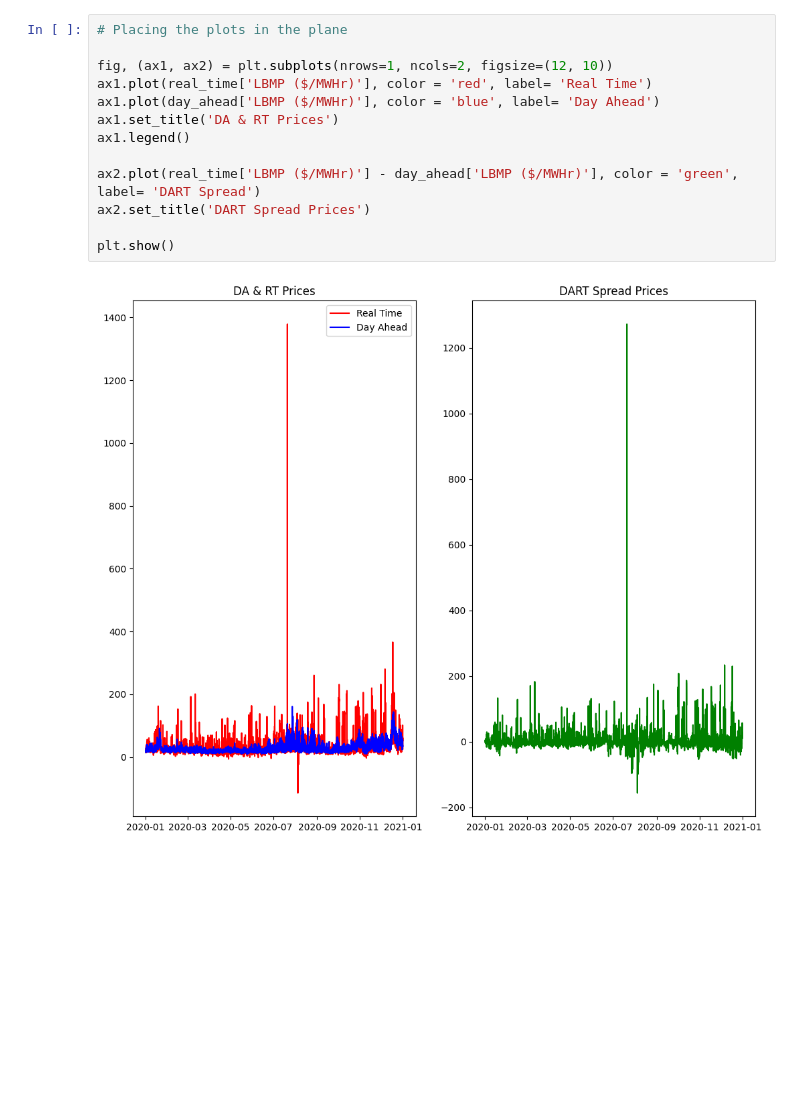
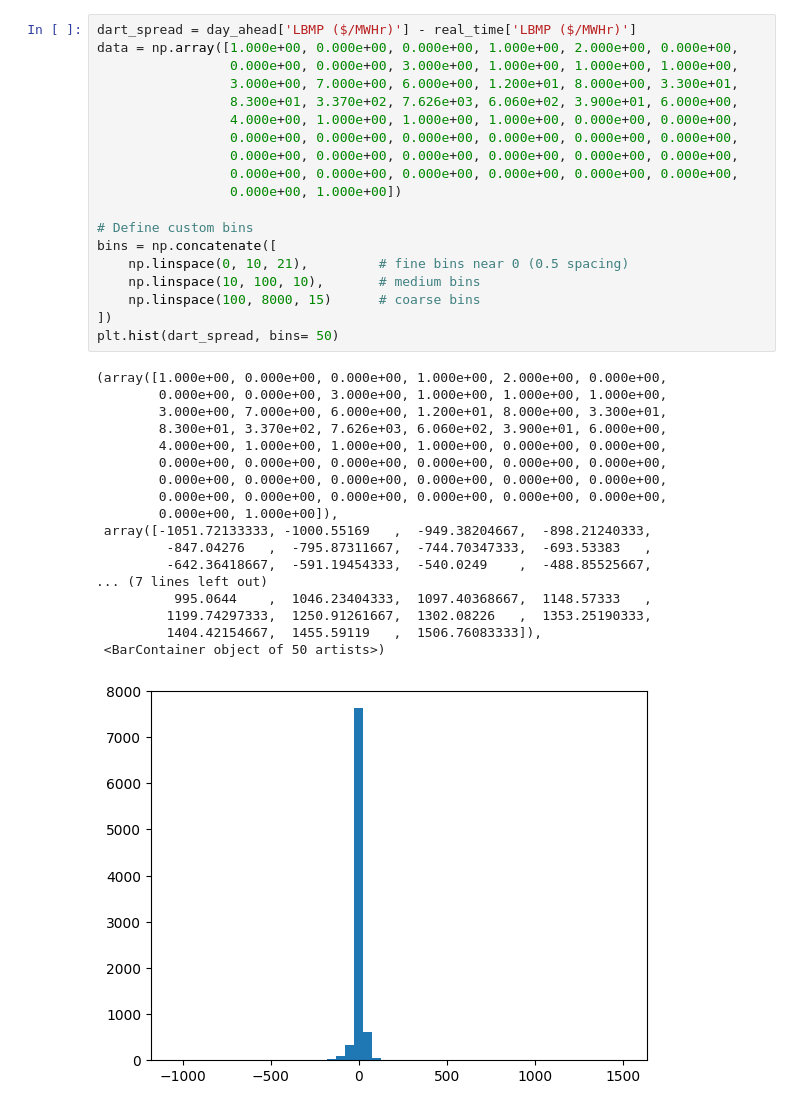
Before and after one commit to alessbressan/electricty_trading, a Jupyter notebook: notebooks/api_price_test.ipynb, the cells around one changed output. Saved outputs shown, nothing was run; the diff lists cells and outputs as text; blank space fills up the shorter version.

```diff
--- a/notebooks/api_price_test.ipynb
+++ b/notebooks/api_price_test.ipynb
@@ -164,15 +82,38 @@ plt.show()
-# %%
-# Placing the plots in the plane
-
-fig, (ax1, ax2) = plt.subplots(nrows=1, ncols=2, figsize=(12, 10))
-ax1.plot(real_time['LBMP ($/MWHr)'], color = 'red', label= 'Real Time')
-ax1.plot(day_ahead['LBMP ($/MWHr)'], color = 'blue', label= 'Day Ahead')
-ax1.set_title('DA & RT Prices')
-ax1.legend()
-
-ax2.plot(real_time['LBMP ($/MWHr)'] - day_ahead['LBMP ($/MWHr)'], color = 'green', label= 'DART Spread')
-ax2.set_title('DART Spread Prices')
-
-plt.show()
-# %% [output]
-[figure, removed]
+# %%
+dart_spread = day_ahead['LBMP ($/MWHr)'] - real_time['LBMP ($/MWHr)']
+data = np.array([1.000e+00, 0.000e+00, 0.000e+00, 1.000e+00, 2.000e+00, 0.000e+00,
+                 0.000e+00, 0.000e+00, 3.000e+00, 1.000e+00, 1.000e+00, 1.000e+00,
+                 3.000e+00, 7.000e+00, 6.000e+00, 1.200e+01, 8.000e+00, 3.300e+01,
+                 8.300e+01, 3.370e+02, 7.626e+03, 6.060e+02, 3.900e+01, 6.000e+00,
+                 4.000e+00, 1.000e+00, 1.000e+00, 1.000e+00, 0.000e+00, 0.000e+00,
+                 0.000e+00, 0.000e+00, 0.000e+00, 0.000e+00, 0.000e+00, 0.000e+00,
+                 0.000e+00, 0.000e+00, 0.000e+00, 0.000e+00, 0.000e+00, 0.000e+00,
+                 0.000e+00, 0.000e+00, 0.000e+00, 0.000e+00, 0.000e+00, 0.000e+00,
+                 0.000e+00, 1.000e+00])
+
+# Define custom bins
+bins = np.concatenate([
+    np.linspace(0, 10, 21),         # fine bins near 0 (0.5 spacing)
+    np.linspace(10, 100, 10),       # medium bins
+    np.linspace(100, 8000, 15)      # coarse bins
+])
+plt.hist(dart_spread, bins= 50)
+# %% [output]
+(array([1.000e+00, 0.000e+00, 0.000e+00, 1.000e+00, 2.000e+00, 0.000e+00,
+        0.000e+00, 0.000e+00, 3.000e+00, 1.000e+00, 1.000e+00, 1.000e+00,
+        3.000e+00, 7.000e+00, 6.000e+00, 1.200e+01, 8.000e+00, 3.300e+01,
+        8.300e+01, 3.370e+02, 7.626e+03, 6.060e+02, 3.900e+01, 6.000e+00,
+        4.000e+00, 1.000e+00, 1.000e+00, 1.000e+00, 0.000e+00, 0.000e+00,
+        0.000e+00, 0.000e+00, 0.000e+00, 0.000e+00, 0.000e+00, 0.000e+00,
+        0.000e+00, 0.000e+00, 0.000e+00, 0.000e+00, 0.000e+00, 0.000e+00,
+        0.000e+00, 0.000e+00, 0.000e+00, 0.000e+00, 0.000e+00, 0.000e+00,
+        0.000e+00, 1.000e+00]),
+ array([-1051.72133333, -1000.55169   ,  -949.38204667,  -898.21240333,
+         -847.04276   ,  -795.87311667,  -744.70347333,  -693.53383   ,
+         -642.36418667,  -591.19454333,  -540.0249    ,  -488.85525667,
+... (7 lines left out)
+          995.0644    ,  1046.23404333,  1097.40368667,  1148.57333   ,
+         1199.74297333,  1250.91261667,  1302.08226   ,  1353.25190333,
+         1404.42154667,  1455.59119   ,  1506.76083333]),
+ <BarContainer object of 50 artists>)
+[figure, added]
```
Also changed, not shown: parts of 14 cells of this notebook, 23 other files.
